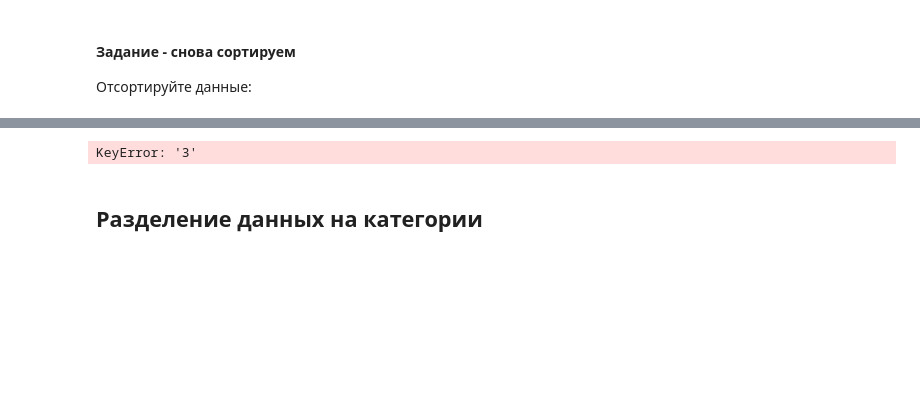
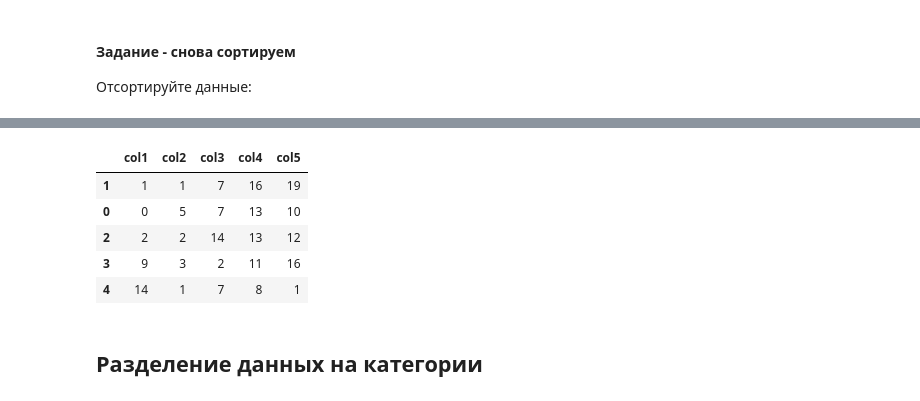
Before and after one commit to PPPoE15/MLDA_2024, a Jupyter notebook: done_notebooks/07_Pandas.ipynb, the cells around one changed output, grey strips where cells are left out. Saved outputs shown, nothing was run; the diff lists cells and outputs as text; code cells hidden in the pictures; blank space fills up the shorter version.

```diff
--- a/done_notebooks/07_Pandas.ipynb
+++ b/done_notebooks/07_Pandas.ipynb
@@ -612,8 +612,14 @@ df
 # %%
-# TODO - отсортируйте данные индекса 3 по убыванию
-df.sort_values(by="3", axis="columns")
+# отсортируйте данные индекса 3 по убыванию
+df_sorted = df.sort_values(by="col4", axis="index", ascending=False)
+df_sorted
 # %% [output]
-KeyError: '3'
+|  | col1 | col2 | col3 | col4 | col5 |
+| 1 | 1 | 1 | 7 | 16 | 19 |
+| 0 | 0 | 5 | 7 | 13 | 10 |
+| 2 | 2 | 2 | 14 | 13 | 12 |
+| 3 | 9 | 3 | 2 | 11 | 16 |
+| 4 | 14 | 1 | 7 | 8 | 1 |
 # %% [markdown]
 ## Разделение данных на категории
 # %% [markdown]
```
Also changed, not shown: parts of 2 cells of this notebook.
